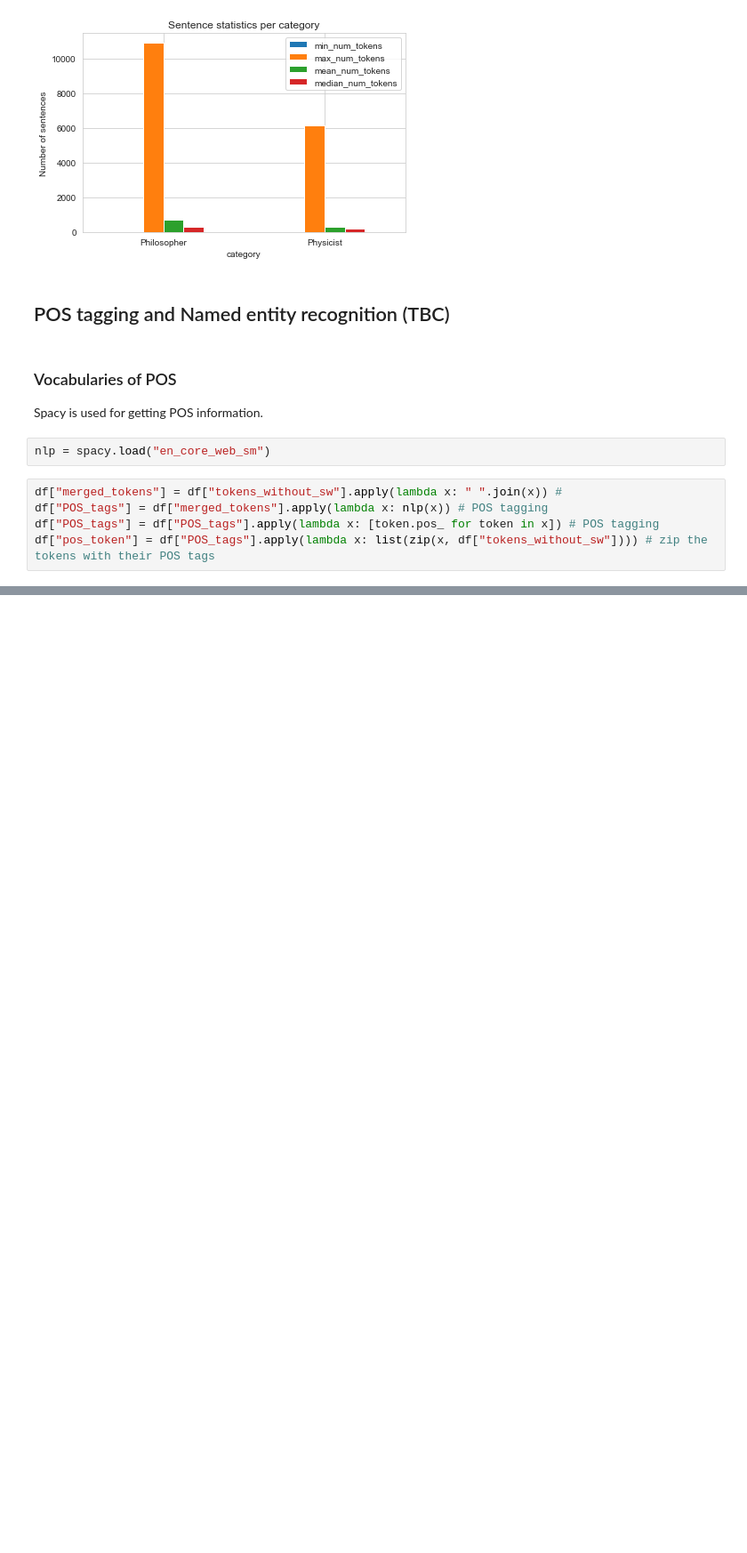
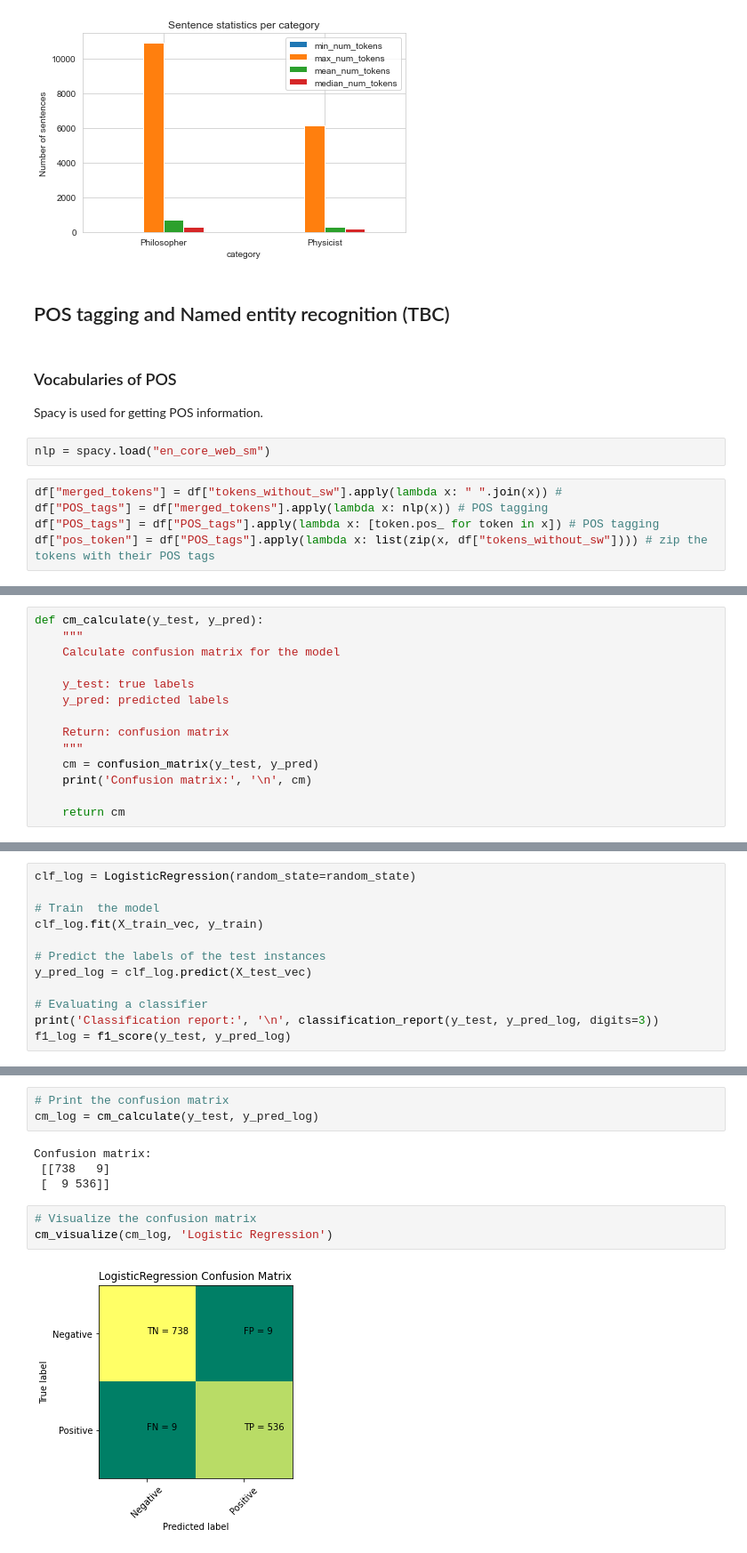
Before and after one commit to AnnaTokareff/data-science-project, a Jupyter notebook: part_1.ipynb, the cells around one changed output, grey strips where cells are left out. Shown at 89% size. Saved outputs shown, nothing was run; the diff lists cells and outputs as text; blank space fills up the shorter version.

Commit message:
Combine classification to part1

```diff
--- a/part_1.ipynb
+++ b/part_1.ipynb
@@ -635,0 +767,14 @@ df["pos_token"] = df["POS_tags"].apply(lambda x: list(zip(x, df["tokens_without_
+# %%
+def cm_calculate(y_test, y_pred):
+    """
+    Calculate confusion matrix for the model
+
+    y_test: true labels
+    y_pred: predicted labels
+
+    Return: confusion matrix
+    """
+    cm = confusion_matrix(y_test, y_pred)
+    print('Confusion matrix:', '\n', cm)
+
+    return cm
@@ -635,0 +864,12 @@ df["pos_token"] = df["POS_tags"].apply(lambda x: list(zip(x, df["tokens_without_
+# %%
+clf_log = LogisticRegression(random_state=random_state)
+
+# Train  the model
+clf_log.fit(X_train_vec, y_train)
+
+# Predict the labels of the test instances
+y_pred_log = clf_log.predict(X_test_vec)
+
+# Evaluating a classifier
+print('Classification report:', '\n', classification_report(y_test, y_pred_log, digits=3))
+f1_log = f1_score(y_test, y_pred_log)
@@ -635,0 +886,12 @@ df["pos_token"] = df["POS_tags"].apply(lambda x: list(zip(x, df["tokens_without_
+# %%
+# Print the confusion matrix
+cm_log = cm_calculate(y_test, y_pred_log)
+# %% [output]
+Confusion matrix:
+ [[738   9]
+ [  9 536]]
+# %%
+# Visualize the confusion matrix
+cm_visualize(cm_log, 'Logistic Regression')
+# %% [output]
+[figure, added]
```
Also changed, not shown: parts of 71 cells of this notebook.
